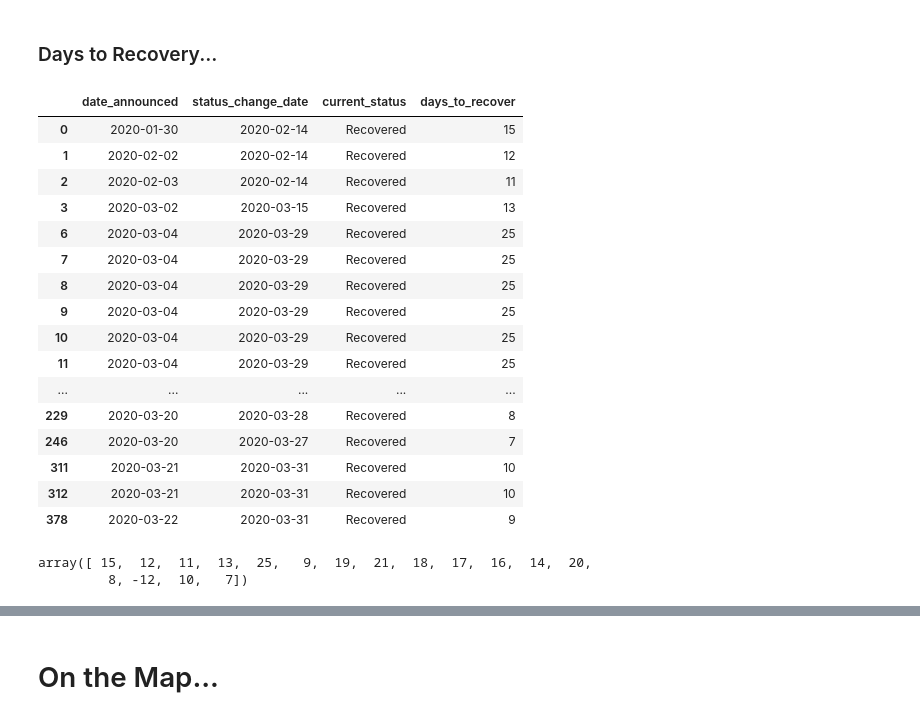
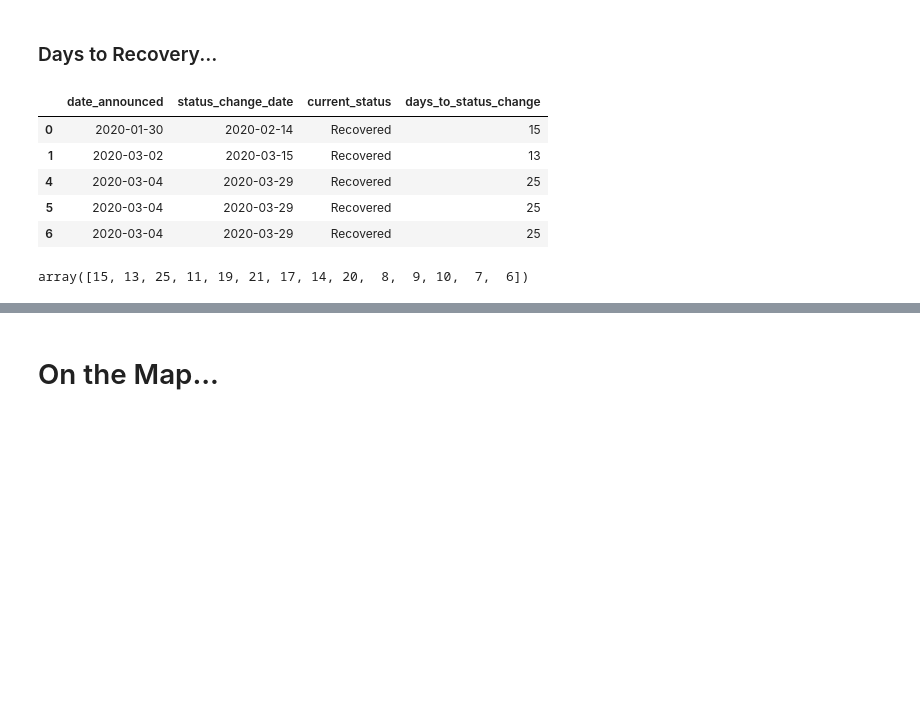
Before and after one commit to sauravmishra1710/Covid-19---A-Geo-Statistical-Analysis, a Jupyter notebook: Covid-19 India Reports.ipynb, the cells around one changed output, grey strips where cells are left out. Saved outputs shown, nothing was run; the diff lists cells and outputs as text; code cells hidden in the pictures; blank space fills up the shorter version.

```diff
--- a/Covid-19 India Reports.ipynb
+++ b/Covid-19 India Reports.ipynb
@@ -667,3 +699,17 @@ memory usage: 464.3+ KB
 px.histogram(covid19_patients, x='age_bracket', color_discrete_sequence = ['#00ff95'], nbins=50, title='Age Distribution...')
 # %% [output]
 [interactive output not drawn]
+# %%
+covid19_patients.dropna(subset=['current_status', 'age_bracket'], inplace=True)
+covid19_patients.reset_index(drop=True, inplace=True)
+
+covid19_patients_deceased = covid19_patients[covid19_patients['current_status'] == 'Deceased']
+covid19_patients_hospitalized = covid19_patients[covid19_patients['current_status'] == 'Hospitalized']
+covid19_patients_recovered = covid19_patients[covid19_patients['current_status'] == 'Recovered']
+
+fig = go.Figure()
+fig.add_trace(go.Box(y=covid19_patients_deceased['age_bracket'], name="Deceased Patients"))
+fig.add_trace(go.Box(y=covid19_patients_hospitalized['age_bracket'], name="Hospitalized Patients"))
+fig.add_trace(go.Box(y=covid19_patients_recovered['age_bracket'], name="Recovered Patients"))
+fig.update_layout(title_text='Indian COVID-19 Patients Outcome Age-Wise')
+fig.show()
@@ -744,32 +794,22 @@ fig.show()
 # %% [markdown]
 ### Days to Recovery...
 # %%
-days_to_recover = covid19_patients[['date_announced', 'status_change_date', 'current_status']].dropna()
-days_to_recover = days_to_recover[days_to_recover['status_change_date']!=days_to_recover['date_announced']]
-days_to_recover['days_to_recover'] = days_to_recover['status_change_date'] - days_to_recover['date_announced']
-days_to_recover['days_to_recover'] = days_to_recover['days_to_recover'].dt.days
-days_to_recover = days_to_recover[days_to_recover['current_status']=='Recovered']
-days_to_recover
+days_to_status_change = covid19_patients[['date_announced', 'status_change_date', 'current_status']].dropna()
+
+days_to_status_change = days_to_status_change[days_to_status_change['status_change_date'] != days_to_status_change['date_announced']]
+days_to_status_change['days_to_status_change'] = days_to_status_change['status_change_date'] - days_to_status_change['date_announced']
+days_to_status_change['days_to_status_change'] = days_to_status_change['days_to_status_change'].dt.days
+
+days_to_recover = days_to_status_change[days_to_status_change['current_status']=='Recovered']
+days_to_recover.head()
 # %% [output]
-|  | date_announced | status_change_date | current_status | days_to_recover |
+|  | date_announced | status_change_date | current_status | days_to_status_change |
 | 0 | 2020-01-30 | 2020-02-14 | Recovered | 15 |
-| 1 | 2020-02-02 | 2020-02-14 | Recovered | 12 |
-| 2 | 2020-02-03 | 2020-02-14 | Recovered | 11 |
-| 3 | 2020-03-02 | 2020-03-15 | Recovered | 13 |
+| 1 | 2020-03-02 | 2020-03-15 | Recovered | 13 |
+| 4 | 2020-03-04 | 2020-03-29 | Recovered | 25 |
+| 5 | 2020-03-04 | 2020-03-29 | Recovered | 25 |
 | 6 | 2020-03-04 | 2020-03-29 | Recovered | 25 |
-| 7 | 2020-03-04 | 2020-03-29 | Recovered | 25 |
-| 8 | 2020-03-04 | 2020-03-29 | Recovered | 25 |
-| 9 | 2020-03-04 | 2020-03-29 | Recovered | 25 |
-| 10 | 2020-03-04 | 2020-03-29 | Recovered | 25 |
-| 11 | 2020-03-04 | 2020-03-29 | Recovered | 25 |
-| ... | ... | ... | ... | ... |
-| 229 | 2020-03-20 | 2020-03-28 | Recovered | 8 |
-| 246 | 2020-03-20 | 2020-03-27 | Recovered | 7 |
-| 311 | 2020-03-21 | 2020-03-31 | Recovered | 10 |
-| 312 | 2020-03-21 | 2020-03-31 | Recovered | 10 |
-| 378 | 2020-03-22 | 2020-03-31 | Recovered | 9 |
 # %%
-days_to_recover['days_to_recover'].unique()
+days_to_recover['days_to_status_change'].unique()
 # %% [output]
-array([ 15,  12,  11,  13,  25,   9,  19,  21,  18,  17,  16,  14,  20,
-         8, -12,  10,   7])
+array([15, 13, 25, 11, 19, 21, 17, 14, 20,  8,  9, 10,  7,  6])
```
Also changed, not shown: parts of 23 cells of this notebook.
